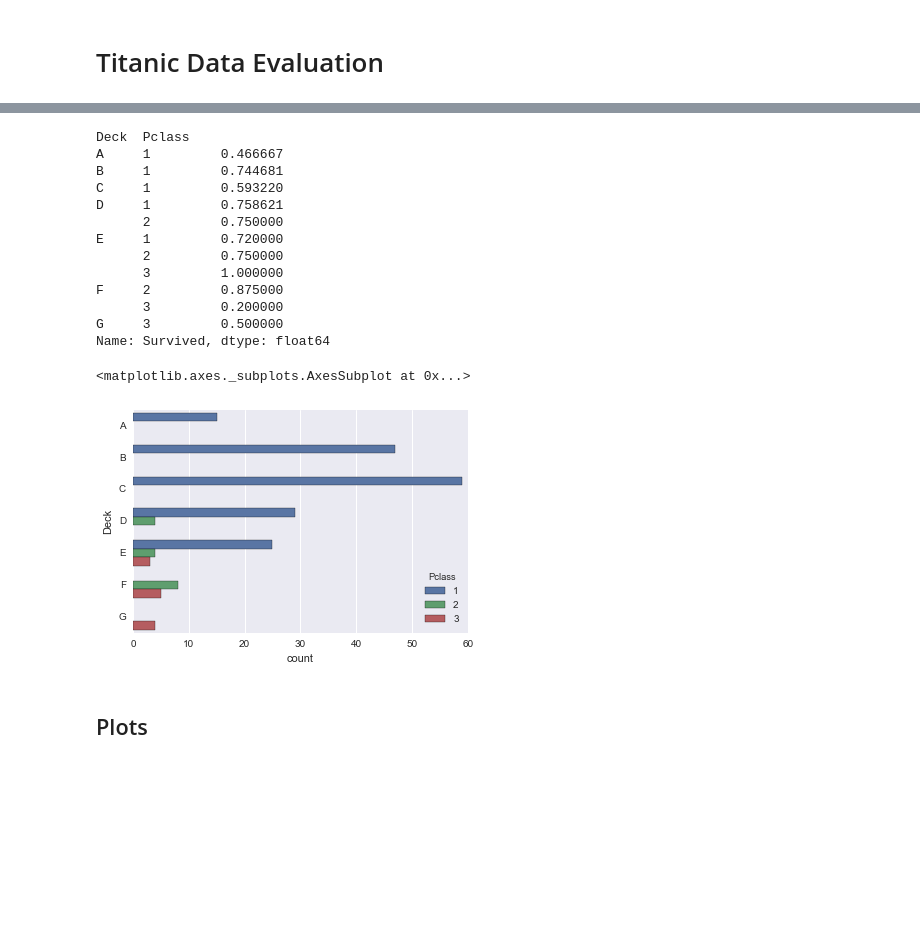
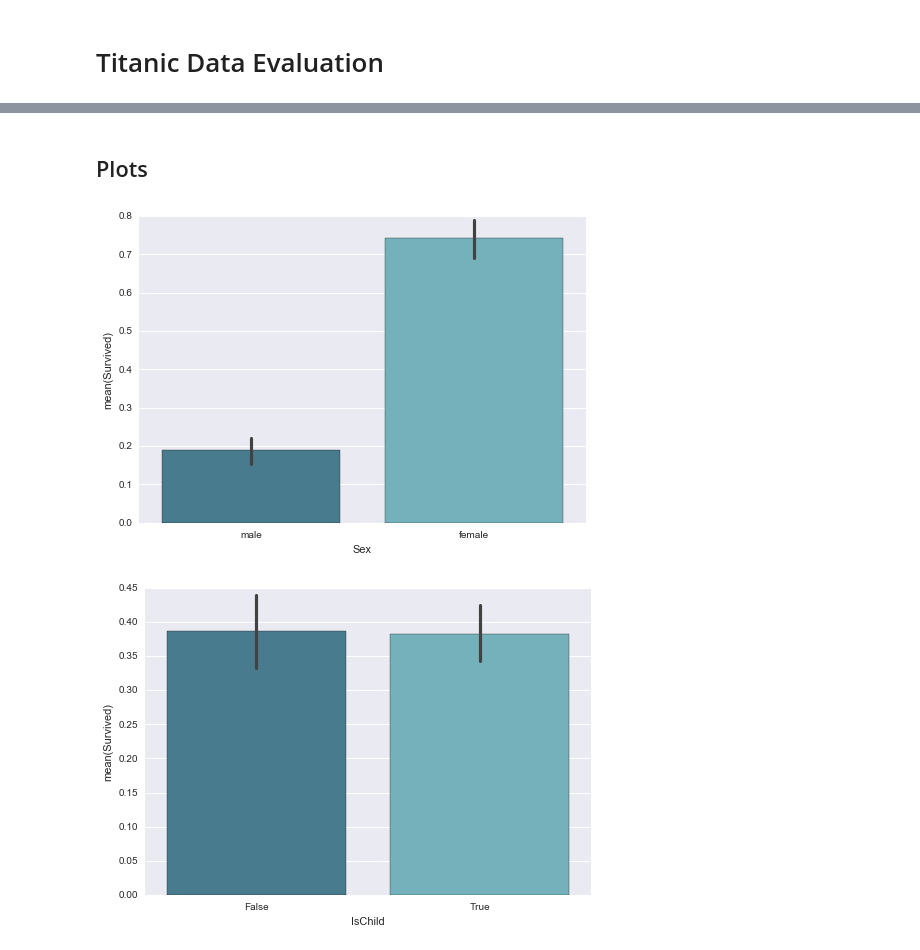
Before and after one commit to jenslaufer/data-analyst-nanodegree, a Jupyter notebook: p2/Assignment/Titanic Eval.ipynb, the cells around one changed output, grey strips where cells are left out. Cells and saved outputs as stored; diff of their text form; code cells hidden in the pictures; blank space fills up the shorter version.

Commit message:
added diagrams

```diff
--- a/p2/Assignment/Titanic Eval.ipynb
+++ b/p2/Assignment/Titanic Eval.ipynb
@@ -62,24 +3,30 @@ deck_titanic_df.groupby(['Deck', 'Pclass']).count()
-# %%
-deck_titanic_df.groupby(['Deck', 'Pclass']).mean()['Survived']
-# %% [output]
-Deck  Pclass
-A     1         0.466667
-B     1         0.744681
-C     1         0.593220
-D     1         0.758621
-      2         0.750000
-E     1         0.720000
-      2         0.750000
-      3         1.000000
-F     2         0.875000
-      3         0.200000
-G     3         0.500000
-Name: Survived, dtype: float64
-# %%
-%matplotlib inline
-sns.countplot(y="Deck", hue="Pclass", data=deck_titanic_df.sort('Deck'))
-# %% [output]
-<matplotlib.axes._subplots.AxesSubplot at 0x...>
-[figure, removed]
+# %%
+import numpy as np
+import pandas as pd
+import seaborn as sns
+import statsmodels.stats.api as sms
+from scipy import stats
+
+filename = 'titanic-data.csv'
+
+df = pd.read_csv(filename)
+# %%
+def isChild(x):
+    if x > 18:
+        return True
+    else:
+        return False
+df["IsChild"] = pd.Series(df["Age"].apply(isChild), index=df.index)
 # %% [markdown]
 ## Plots ##
+# %%
+%matplotlib inline
+
+sns.set(style="darkgrid")
+sns.barplot(data=df,x="Sex",y="Survived", palette="GnBu_d")
+sns.plt.show()
+sns.barplot(data=df,x="IsChild",y="Survived", palette="GnBu_d")
+sns.plt.show()
+# %% [output]
+[figure, added]
+[figure, added]
```
Also changed, not shown: parts of 6 cells of this notebook.
